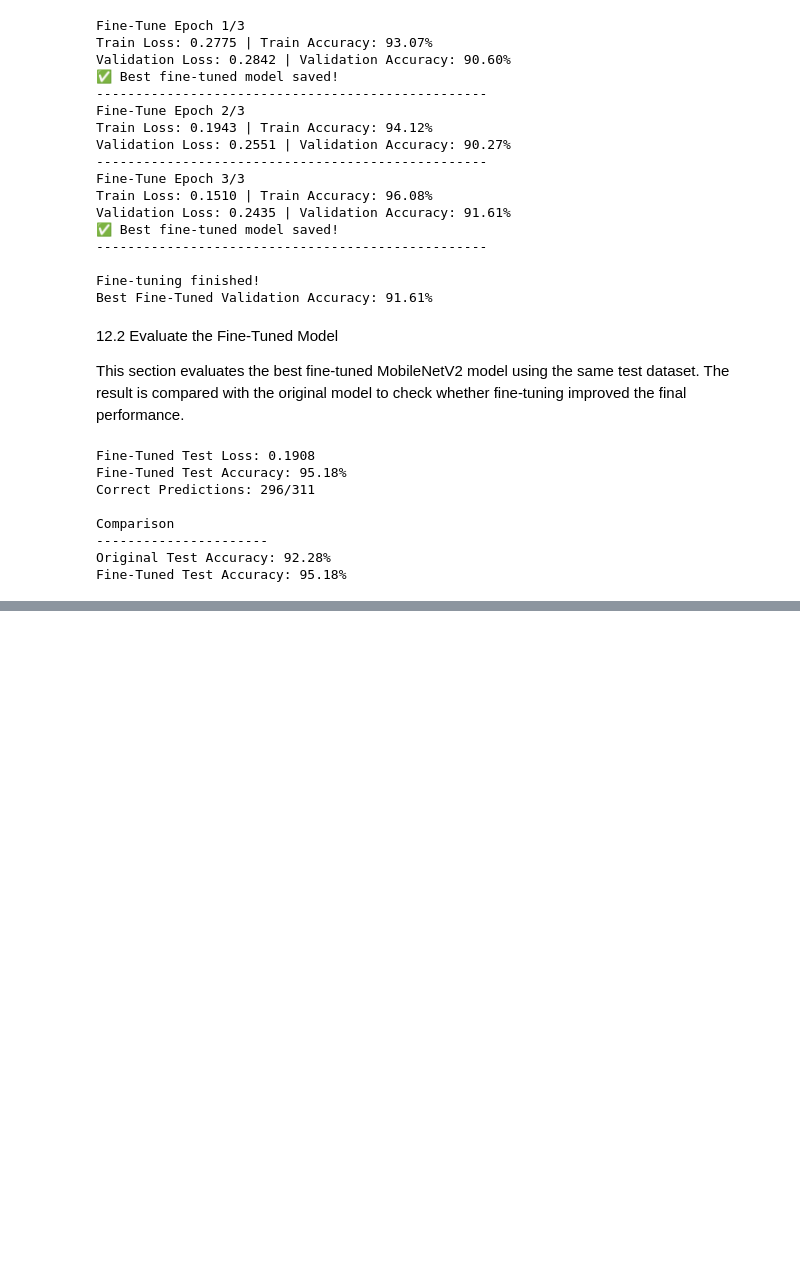
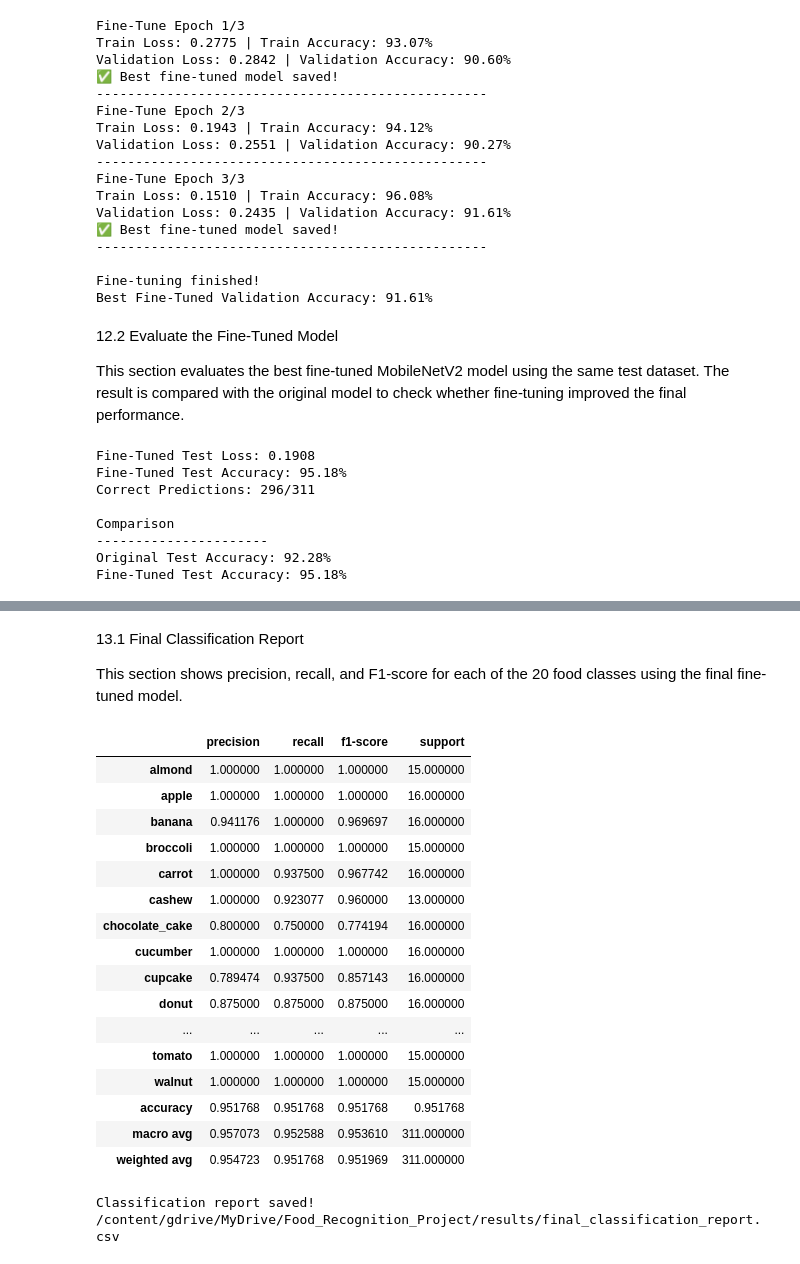
Before and after one commit to yeansreymom25-eng/food-recognition-nutrition, a Jupyter notebook: food_recognition.ipynb, the cells around one changed output, grey strips where cells are left out. Saved outputs shown, nothing was run; the diff lists cells and outputs as text; code cells hidden in the pictures; blank space fills up the shorter version.

```diff
--- a/food_recognition.ipynb
+++ b/food_recognition.ipynb
@@ -2419,0 +2467,46 @@ Fine-tuning does not always guarantee better test accuracy, so we test before de
+# %% [markdown]
+13.1 Final Classification Report
+
+This section shows precision, recall, and F1-score for each of the 20 food classes using the final fine-tuned model.
+# %%
+report = classification_report(
+    all_labels,
+    all_predictions,
+    target_names=class_names,
+    digits=4,
+    output_dict=True
+)
+
+report_df = pd.DataFrame(report).transpose()
+
+display(report_df)
+
+report_path = os.path.join(
+    results_dir,
+    "final_classification_report.csv"
+)
+
+report_df.to_csv(report_path)
+
+print("Classification report saved!")
+print(report_path)
+# %% [output]
+|  | precision | recall | f1-score | support |
+| almond | 1.000000 | 1.000000 | 1.000000 | 15.000000 |
+| apple | 1.000000 | 1.000000 | 1.000000 | 16.000000 |
+| banana | 0.941176 | 1.000000 | 0.969697 | 16.000000 |
+| broccoli | 1.000000 | 1.000000 | 1.000000 | 15.000000 |
+| carrot | 1.000000 | 0.937500 | 0.967742 | 16.000000 |
+| cashew | 1.000000 | 0.923077 | 0.960000 | 13.000000 |
+| chocolate_cake | 0.800000 | 0.750000 | 0.774194 | 16.000000 |
+| cucumber | 1.000000 | 1.000000 | 1.000000 | 16.000000 |
+| cupcake | 0.789474 | 0.937500 | 0.857143 | 16.000000 |
+| donut | 0.875000 | 0.875000 | 0.875000 | 16.000000 |
+| ... | ... | ... | ... | ... |
+| tomato | 1.000000 | 1.000000 | 1.000000 | 15.000000 |
+| walnut | 1.000000 | 1.000000 | 1.000000 | 15.000000 |
+| accuracy | 0.951768 | 0.951768 | 0.951768 | 0.951768 |
+| macro avg | 0.957073 | 0.952588 | 0.953610 | 311.000000 |
+| weighted avg | 0.954723 | 0.951768 | 0.951969 | 311.000000 |
+Classification report saved!
+/content/gdrive/MyDrive/Food_Recognition_Project/results/final_classification_report.csv
```
Also changed, not shown: parts of 8 cells of this notebook.
